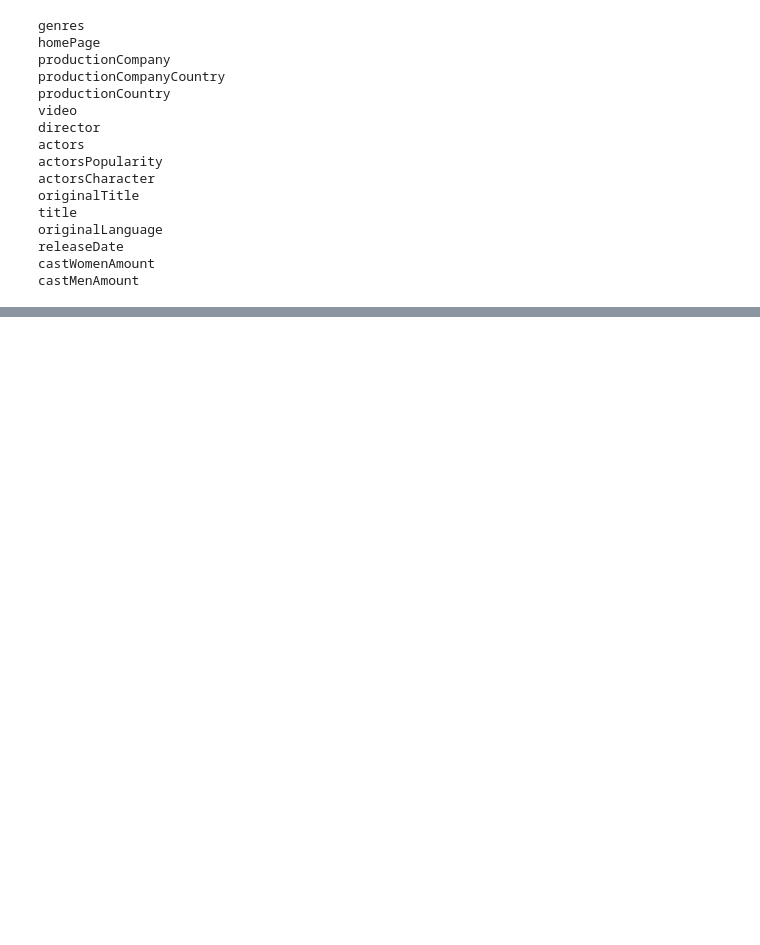
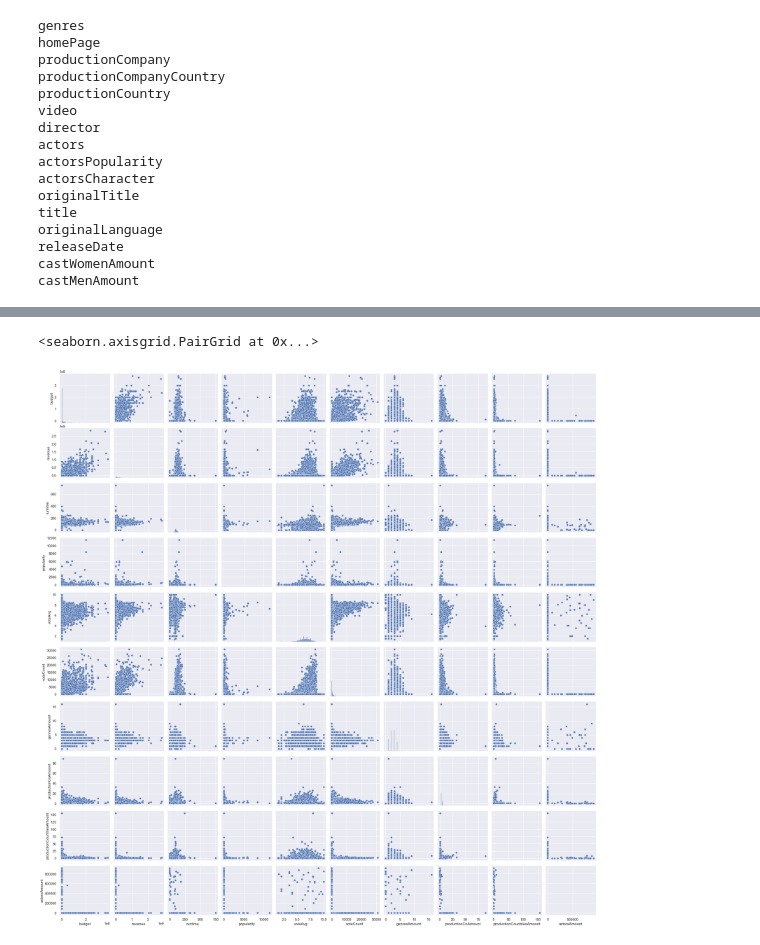
Before and after one commit to JosePabloPonce/MineriaHDT2, a Jupyter notebook: hdt2.ipynb, the cells around one changed output, grey strips where cells are left out. Cells and saved outputs as stored; diff of their text form; code cells hidden in the pictures; blank space fills up the shorter version.

```diff
--- a/hdt2.ipynb
+++ b/hdt2.ipynb
@@ -42,0 +47,5 @@ castMenAmount
+# %%
+sb.pairplot(movies,vars=["budget","revenue","runtime","popularity","voteAvg","voteCount","genresAmount", "productionCoAmount", "productionCountriesAmount", "actorsAmount"])
+# %% [output]
+<seaborn.axisgrid.PairGrid at 0x...>
+[figure, added]
```
Also changed, not shown: parts of 20 cells of this notebook.
